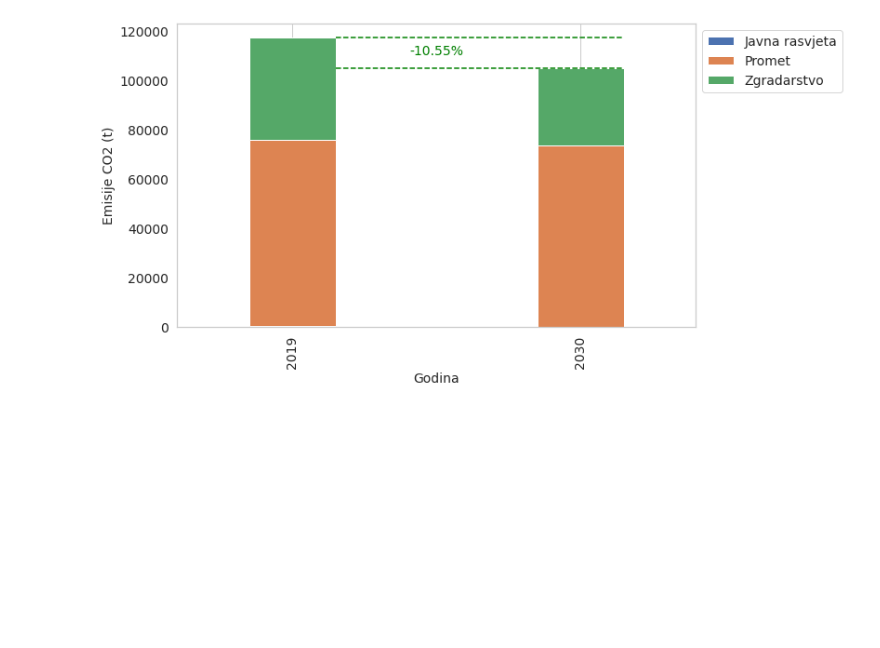
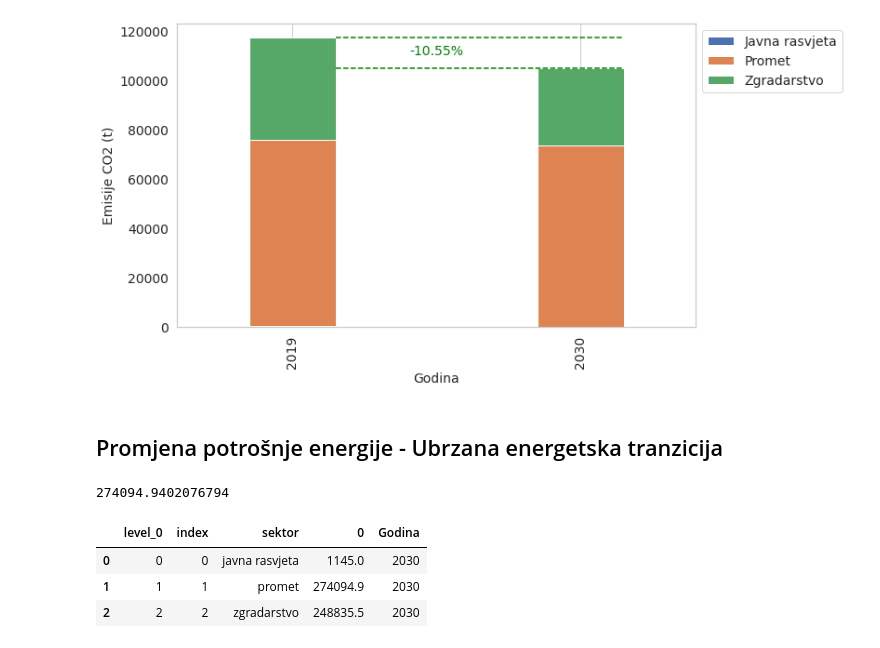
Before and after one commit to Green-Zone-Lab/vk_secap, a Jupyter notebook: notebooks/Analysis.ipynb, the cells around one changed output. Drawn from its saved outputs; the diff is of its cells as text; code cells hidden in the pictures; blank space fills up the shorter version.

```diff
--- a/notebooks/Analysis.ipynb
+++ b/notebooks/Analysis.ipynb
@@ -1327,3 +1327,24 @@ base_inventory_2019.projection_bar(projection_total, 'Emisije CO2 (t)')
 # %% [output]
 [figure]
 [figure]
+# %% [markdown]
+## Promjena potrošnje energije - Ubrzana energetska tranzicija
+# %%
+n_electric_cars_2030_s2 = int(trans_2019.sum()['broj'] - (trans_2019.sum()['broj'] * 0.045))
+# %%
+energy_per_car_s2 = inventory_2019['total'].sum(axis=1)['promet'] / trans_2019.sum()['broj']
+energy_trans_2030_s2 = energy_per_car_s2 * n_electric_cars_2030_s2
+# %%
+energy_trans_2030_s2
+# %% [output]
+274094.9402076794
+# %%
+inventory_2030_s2 = inventory_2030.copy()
+inventory_2030_s2.loc[inventory_2030_s2['sektor'] == 'promet', 0] = energy_trans_2030_s2
+# %%
+inventory_2030_s2
+# %% [output]
+|  | level_0 | index | sektor | 0 | Godina |
+| 0 | 0 | 0 | javna rasvjeta | 1145.0 | 2030 |
+| 1 | 1 | 1 | promet | 274094.9 | 2030 |
+| 2 | 2 | 2 | zgradarstvo | 248835.5 | 2030 |
```
Also changed, not shown: parts of 2 cells of this notebook, 3 other files.
